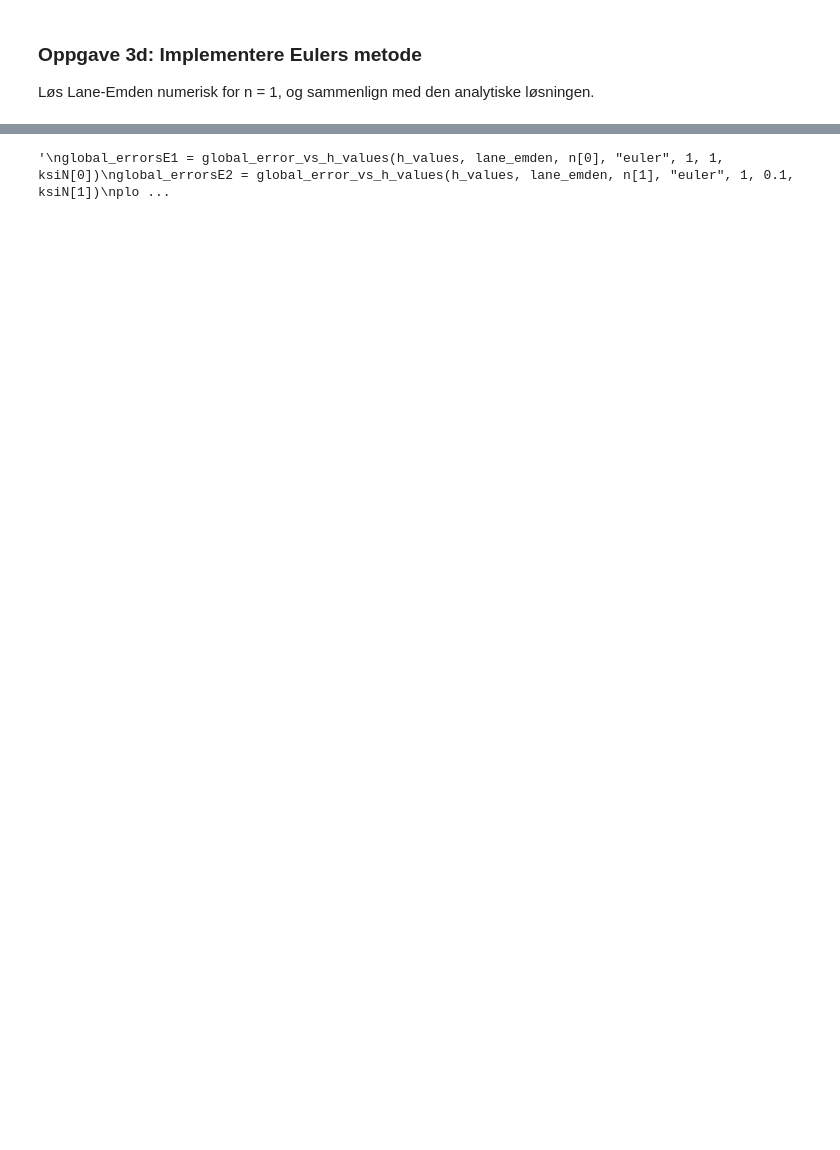
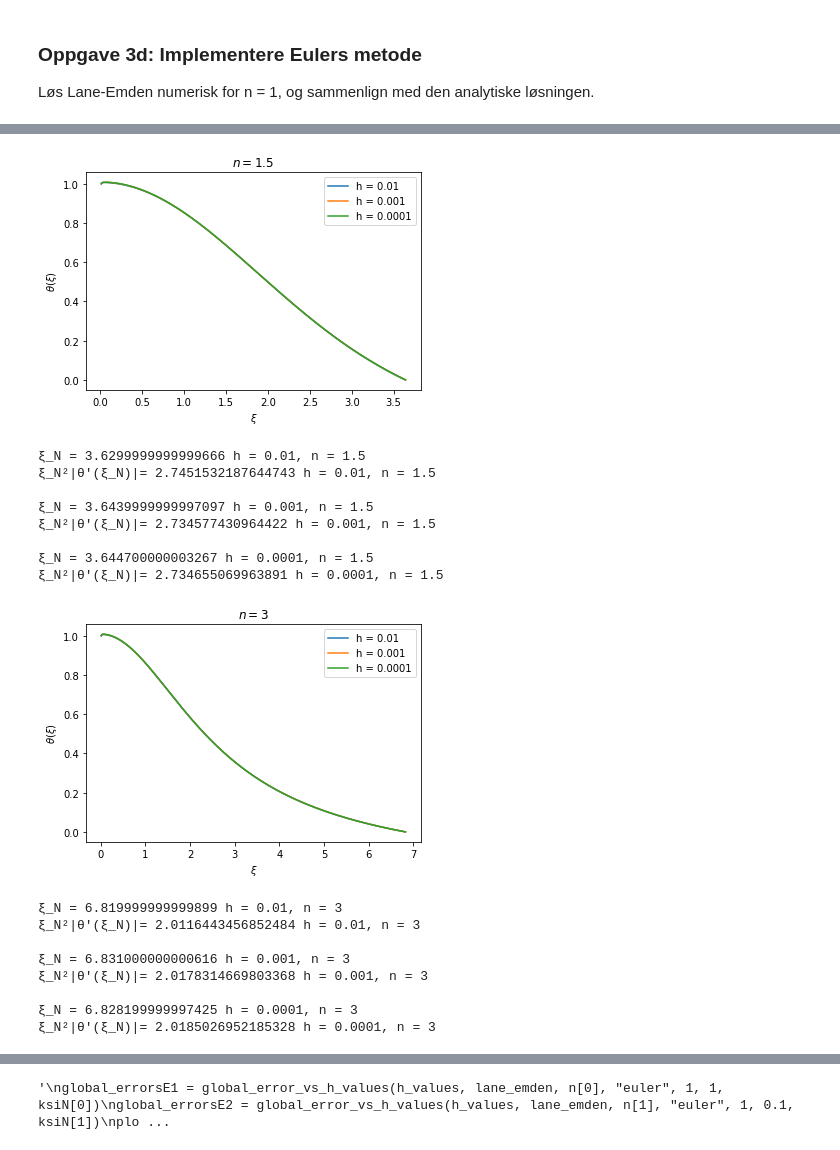
Before and after one commit to alexaoh/TMA4320, a Jupyter notebook: Project3/Project3MyLocalVersion.ipynb, the cells around one changed output, grey strips where cells are left out. Saved outputs shown, nothing was run; the diff lists cells and outputs as text; code cells hidden in the pictures; blank space fills up the shorter version.

```diff
--- a/Project3/Project3MyLocalVersion.ipynb
+++ b/Project3/Project3MyLocalVersion.ipynb
@@ -203,0 +90,43 @@ plt.show()
+# %%
+#task 3e)
+#Solved in non-relativistic and ultra-relativistic cases!
+#RK4 should not be used here! Here only Euler should be used!
+
+def print_values(list_of_t_lists, list_of_y_lists, h, n):
+    ''' n is supplied not as a list, but as the n that should be displayed'''
+    for i in range(len(h)):
+        print('ξ_N =',list_of_t_lists[i][-1], "h = "+str(h[i])+", n = "+str(n))
+        print("ξ_N²|θ'(ξ_N)|=", list_of_t_lists[i][-1]**2*np.abs((list_of_y_lists[i][:,0][-1]-list_of_y_lists[i][:,0][-2])/h[i]), "h = "+str(h[i])+", n = "+str(n))
+        print()
+
+#Utskriften viser at det siste punktet muligens ikke kommer med? (siden Ksi_N som er oppgitt ikke treffes her. )
+#Noe jeg kanskje skal sjekke?
+#Koden i colab får det til ser jeg!
+
+
+list_of_t_lists_euler_non, list_of_y_lists_euler_non = get_values(h, n[1])
+simple_plot(list_of_t_lists_euler_non, list_of_y_lists_euler_non, h, n[1])
+print_values(list_of_t_lists_euler_non, list_of_y_lists_euler_non, h, n[1])
+
+list_of_t_lists_euler_ultra, list_of_y_lists_euler_ultra = get_values(h, n[2])
+simple_plot(list_of_t_lists_euler_ultra, list_of_y_lists_euler_ultra, h, n[2])
+print_values(list_of_t_lists_euler_ultra, list_of_y_lists_euler_ultra, h, n[2])
+# %% [output]
+[figure, added]
+ξ_N = 3.6299999999999666 h = 0.01, n = 1.5
+ξ_N²|θ'(ξ_N)|= 2.7451532187644743 h = 0.01, n = 1.5
+
+ξ_N = 3.6439999999997097 h = 0.001, n = 1.5
+ξ_N²|θ'(ξ_N)|= 2.734577430964422 h = 0.001, n = 1.5
+
+ξ_N = 3.644700000003267 h = 0.0001, n = 1.5
+ξ_N²|θ'(ξ_N)|= 2.734655069963891 h = 0.0001, n = 1.5
+[figure, added]
+ξ_N = 6.819999999999899 h = 0.01, n = 3
+ξ_N²|θ'(ξ_N)|= 2.0116443456852484 h = 0.01, n = 3
+
+ξ_N = 6.831000000000616 h = 0.001, n = 3
+ξ_N²|θ'(ξ_N)|= 2.0178314669803368 h = 0.001, n = 3
+
+ξ_N = 6.828199999997425 h = 0.0001, n = 3
+ξ_N²|θ'(ξ_N)|= 2.0185026952185328 h = 0.0001, n = 3
```
Also changed, not shown: parts of 4 cells of this notebook, 2 other files.
